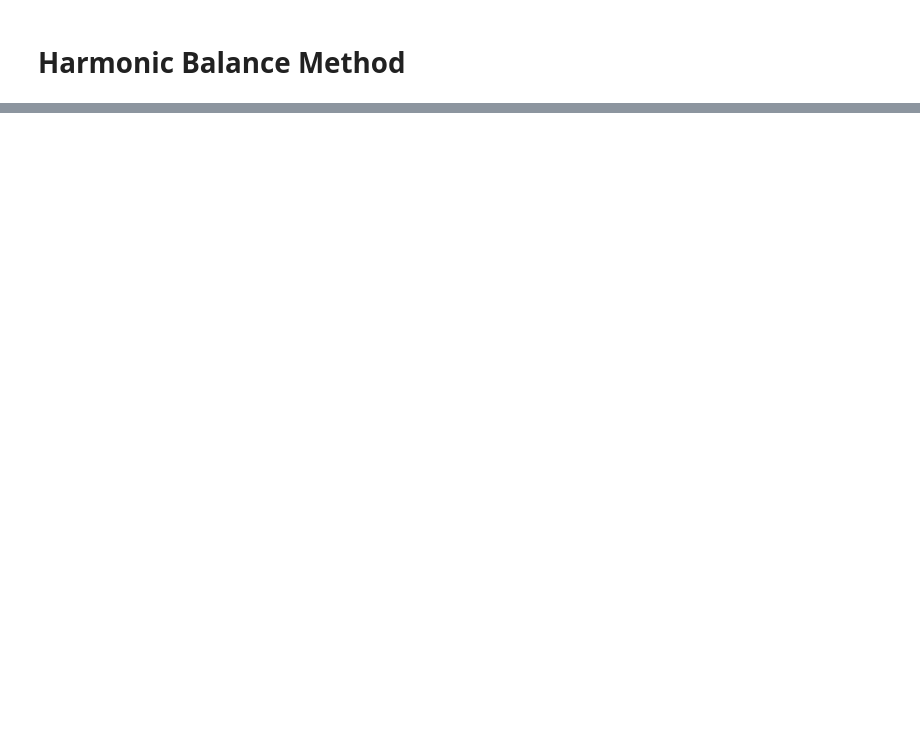
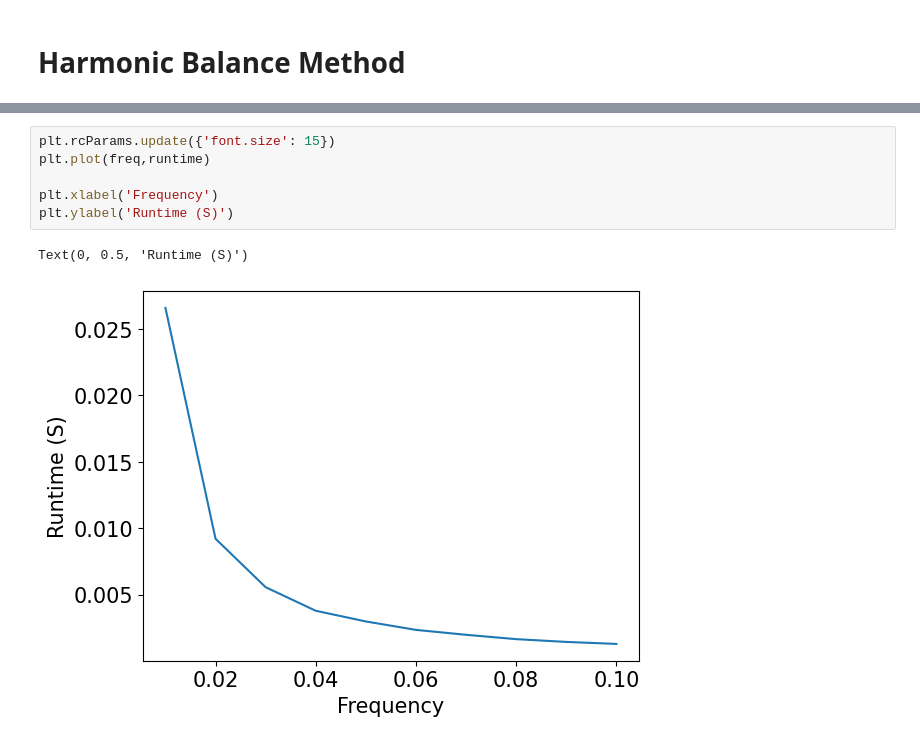
Before and after one commit to gabersyd/PyDBD, a Jupyter notebook: harmonicBalanceTest/HB2.ipynb, the cells around one changed output, grey strips where cells are left out. Drawn from its saved outputs; the diff is of its cells as text; blank space fills up the shorter version.

```diff
--- a/harmonicBalanceTest/HB2.ipynb
+++ b/harmonicBalanceTest/HB2.ipynb
@@ -563,0 +631,9 @@ for a in np.arange(2*n+1):
+# %%
+plt.rcParams.update({'font.size': 15})
+plt.plot(freq,runtime)
+
+plt.xlabel('Frequency')
+plt.ylabel('Runtime (S)')
+# %% [output]
+Text(0, 0.5, 'Runtime (S)')
+[figure, added]
```
Also changed, not shown: parts of 7 cells of this notebook.
